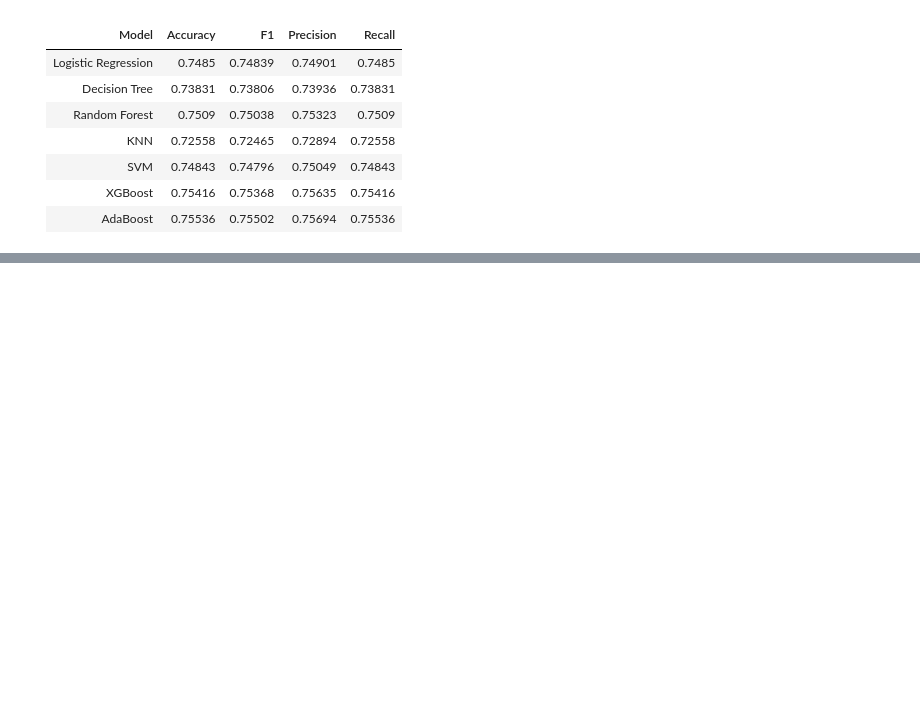
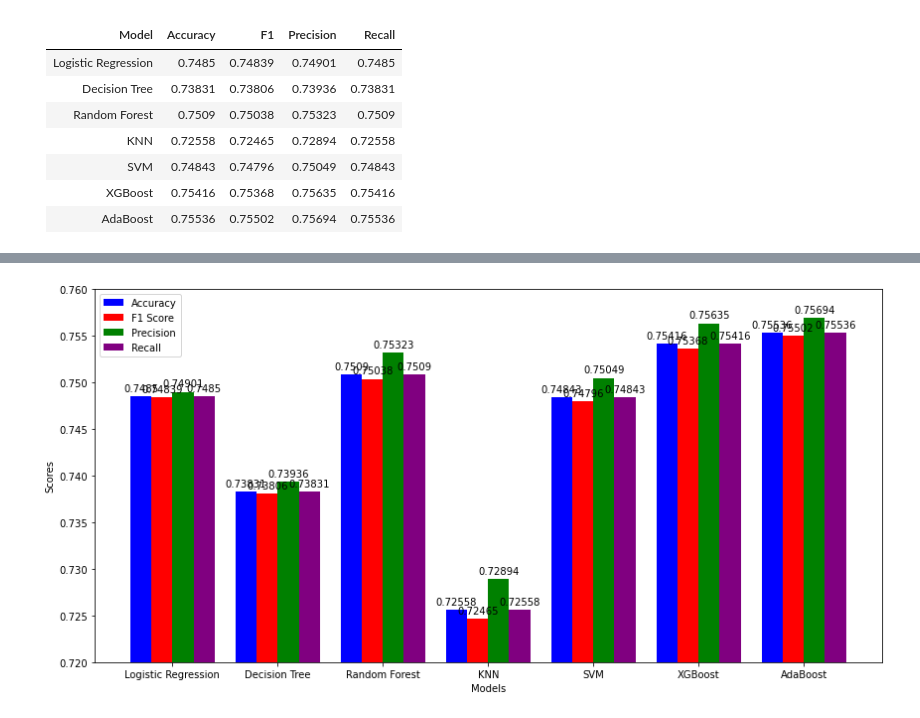
Before and after one commit to alexz957unc/COMP-562-Final-Project, a Jupyter notebook: Graphs.ipynb, the cells around one changed output, grey strips where cells are left out. Saved outputs shown, nothing was run; the diff lists cells and outputs as text; code cells hidden in the pictures; blank space fills up the shorter version.

Commit message:
Combined values in single graph

```diff
--- a/Graphs.ipynb
+++ b/Graphs.ipynb
@@ -61,0 +64,23 @@ plt.show()
+# %%
+x = np.arange(len(Models))
+width = 0.20
+
+fig, ax = plt.subplots(figsize=(12, 6))
+
+ax.bar_label(ax.bar(x - width*1.5, Accuracy, width, label='Accuracy', color='blue'), padding=3)
+ax.bar_label(ax.bar(x - width/2, F1, width, label='F1 Score', color='red'), padding=3)
+ax.bar_label(ax.bar(x + width/2, Precision, width, label='Precision', color='green'), padding=3)
+ax.bar_label(ax.bar(x + width*1.5, Recall, width, label='Recall', color='purple'), padding=3)
+
+ax.set_xlabel('Models')
+ax.set_ylabel('Scores')
+ax.set_xticks(x)
+ax.set_xticklabels(Models)
+ax.legend()
+
+ax.set_ylim(0.72, 0.76)
+
+fig.tight_layout()
+plt.show()
+# %% [output]
+[figure, added]
```
Also changed, not shown: parts of 5 cells of this notebook.
